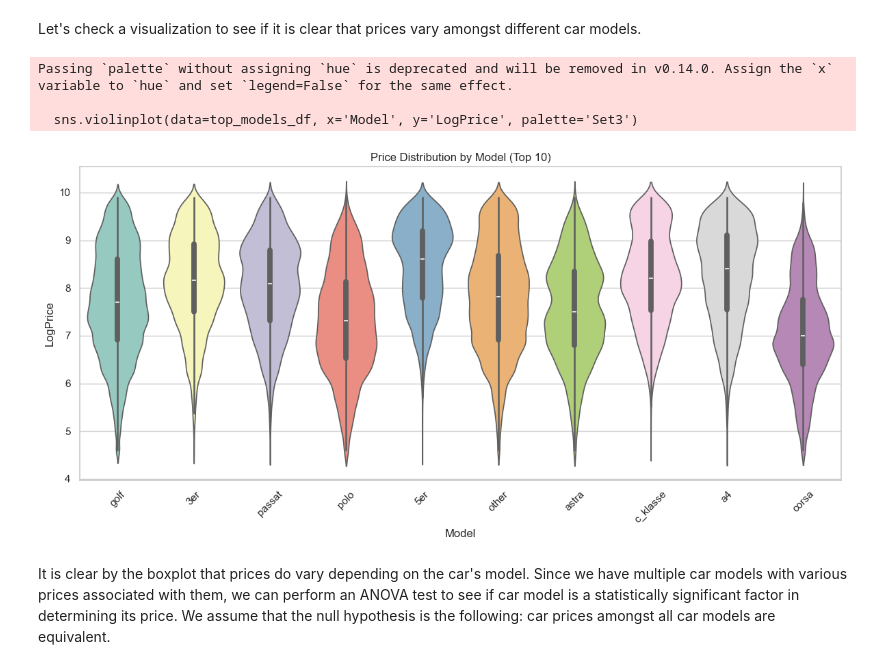
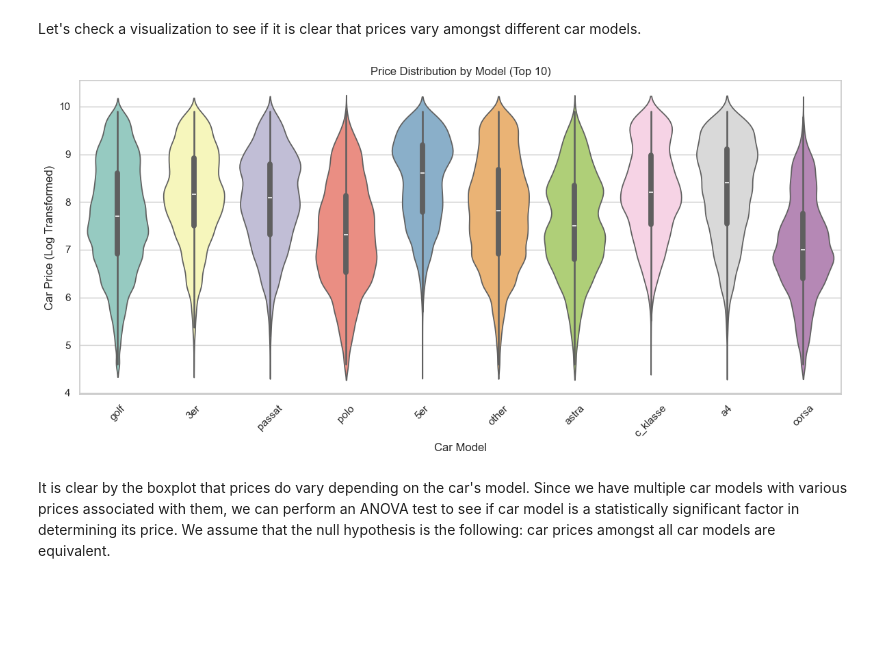
Before and after one commit to T4nT4n/sprint12, a Jupyter notebook: sprint_12_project.ipynb, the cells around one changed output. Cells and saved outputs as stored; diff of their text form; code cells hidden in the pictures; blank space fills up the shorter version.

```diff
--- a/sprint_12_project.ipynb
+++ b/sprint_12_project.ipynb
@@ -743,6 +746,6 @@ rusty_df[rusty_df.duplicated()].head(15) if duplicated_rows > 0 else None
 # %% [markdown]
 Clearly we have several duplicates that need to be dropped. Of course the first instances will be kept, but any copies will be deleted.
 # %%
-#Here we drop the duplicates in our rust_df dataframe
-rusty_df.drop_duplicates(inplace = True)
+#Here we drop the duplicates in our formatted_df dataframe
+formatted_df.drop_duplicates(inplace = True)
 # %%
@@ -817,14 +820,11 @@ display(duplicates_df)
 # %% [markdown]
 When we encode our categorical columns, we will need multiple dataframes that will formatted depending on the model that we are going to train / test. For linear models, our dataframe will include one-hot, binary, and target / frequency encodings. For tree-based models, our dataframe will have binary and target/frequency encondings. Down below we establish these seperate dataframes and keep track of them for the rest of the project.
 # %%
-#Here is the dataframe without any encoding
-unencoded_df = rusty_df.copy(deep = True)
-
-#Here is the dataframe for our linear models --> most likely linear regression only
-linear_df = rusty_df.copy(deep = True)
+#Here is the dataframe for our linear models --> linear regression
+linear_df = formatted_df.copy(deep = True)
 
 #Here is the dataframe for our tree based models --> random forest, XGB boost, et cetera.
-tree_df = rusty_df.copy(deep=True)
+tree_df = formatted_df.copy(deep=True)
 # %% [markdown]
 ## Encoding DateCrawled, DateCreated, and LastSeen Columns
 # %% [markdown]
@@ -923,13 +923,22 @@ For this column, we are going to map each price mean to its respective car model
 #Here are the means for each model
 average_model_price = linear_df.groupby('Model')['LogPrice'].mean()
 
-#Encoding Model for linear_df
-linear_df['Model_Freq_Encoded'] = linear_df['Model'].map(average_model_price)
+#Encoding Model for linear_df using mean imputation
+linear_df['Average_Model_Price'] = linear_df['Model'].map(average_model_price)
 
-#Encoding Model for tree_df
-tree_df['Model_Freq_Encoded'] = tree_df['Model'].map(average_model_price)
+#Encoding Model for tree_df using label encoding
+
+#Label encoder instance
+le = LabelEncoder()
+
+#Now we are going to apply the label encoding to the Model column
+tree_df['Model'] = le.fit_transform(tree_df['Model'])
+
 
 #Results --> Ensure that changes were made
-print(linear_df[['Model', 'Model_Freq_Encoded']].head(5))
-print(tree_df[['Model', 'Model_Freq_Encoded']].head(5))
+print("linear_df results: ")
+print(linear_df[['Model', 'Average_Model_Price']].head(5))
+print("\n")
+print("tree_df results:")
+print(tree_df['Model'].head(5))
 # %% [output]
@@ -950,6 +965,6 @@ print(tree_df[['Model', 'Model_Freq_Encoded']].head(5))
 # %%
 #Here we are using one-hot encoding for the linear regression --> will increase cardinality by 39 columns, but better for linear models
-linear_df = pd.get_dummies(data=rusty_df, prefix='Brand', columns=['Brand'], drop_first=True, dtype=int)
+linear_df = pd.get_dummies(data=linear_df, prefix='Brand', columns=['Brand'], drop_first=True, dtype=int)
 
 #Here we are using label encoding for tree models --> low dimensionality and safe for tree models
 label_encoder = LabelEncoder() #our LabelEncoder object
@@ -1086,26 +1094,25 @@ Let's check a visualization to see if it is clear that prices vary amongst diffe
 # %%
 #Here we plot the top 10 most common brands
 top_brands = linear_df['Model'].value_counts().nlargest(10).index
 
 #Now we are going to filter a dataframe with only these most common brands --> will help with more compact boxplot
 top_models_df = linear_df[linear_df['Model'].isin(top_brands)]
 
 #Creating the figure
 plt.figure(figsize=(12,6))
 
 #Creating boxplot
-sns.violinplot(data=top_models_df, x='Model', y='LogPrice', palette='Set3')
+sns.violinplot(data=top_models_df, x='Model', hue = 'Model', y='LogPrice', palette='Set3', legend=False)
 
 #Boxplot Specs
 plt.xticks(rotation=45)
 plt.title('Price Distribution by Model (Top 10)')
+plt.xlabel("Car Model")
+plt.ylabel("Car Price (Log Transformed)")
 plt.tight_layout()
 plt.show()
 # %% [output]
-Passing `palette` without assigning `hue` is deprecated and will be removed in v0.14.0. Assign the `x` variable to `hue` and set `legend=False` for the same effect.
-
-  sns.violinplot(data=top_models_df, x='Model', y='LogPrice', palette='Set3')
-[figure, old version]
+[figure, new version]
 # %% [markdown]
 It is clear by the boxplot that prices do vary depending on the car's model. Since we have multiple car models with various prices associated with them, we can perform an ANOVA test to see if car model is a statistically significant factor in determining its price. We assume that the null hypothesis is the following: car prices amongst all car models are equivalent.
 # %%
```
Also changed, not shown: parts of 63 cells of this notebook.
